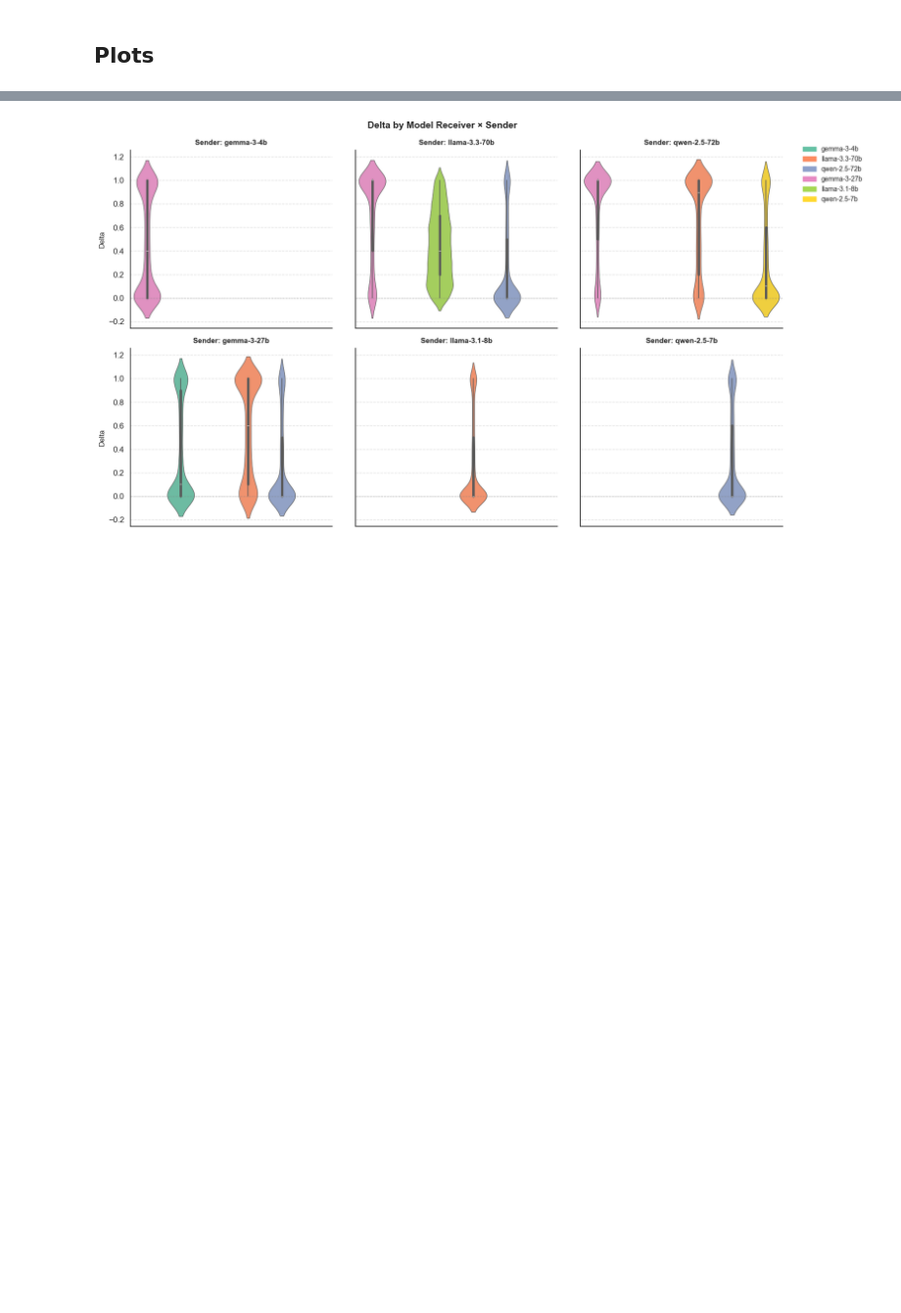
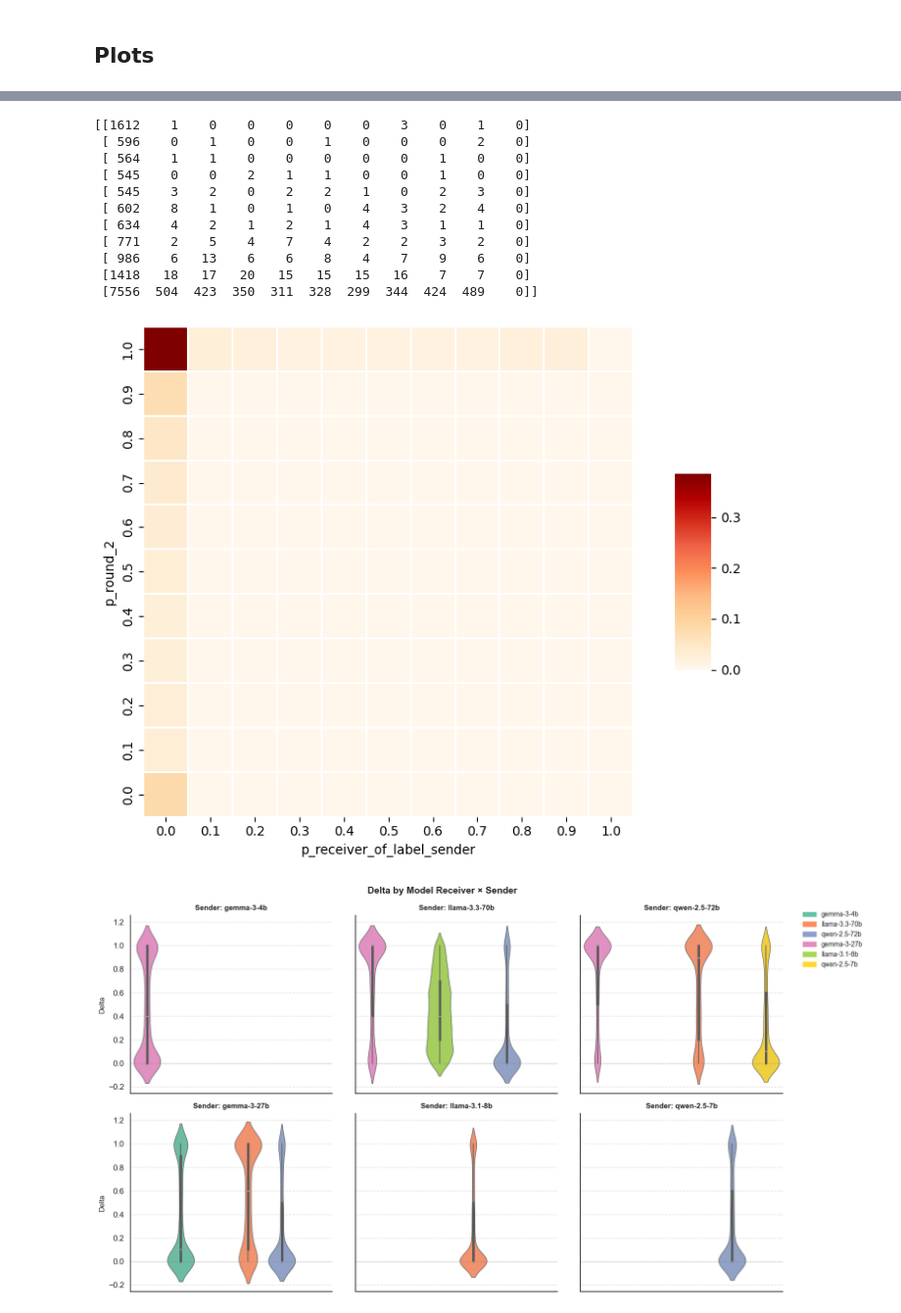
Before and after one commit to fridanl/thesis-mas, a Jupyter notebook: src/eda.ipynb, the cells around one changed output, grey strips where cells are left out. Shown at 98% size. Saved outputs shown, nothing was run; the diff lists cells and outputs as text; code cells hidden in the pictures; blank space fills up the shorter version.

```diff
--- a/src/eda.ipynb
+++ b/src/eda.ipynb
@@ -497,0 +475,11 @@ AttributeError: PathCollection.set() got an unexpected keyword argument 'a'
+# %%
+sarcasm_dis = pd.read_csv('../evaluation/sarcasm/deltas_disagreeing.csv')
+df_matches = pd.read_csv('../evaluation/sarcasm/deltas_match_type_disagreeing.csv')
+# %%
+sarcasm_dis['p_receiver_of_label_sender'] = np.where(
+    sarcasm_dis['label_sender_before'] == 'sarcastic',
+    sarcasm_dis['p_pos'],
+    sarcasm_dis['p_neg']
+)
+
+df = sarcasm_dis
@@ -497,0 +497,2 @@ AttributeError: PathCollection.set() got an unexpected keyword argument 'a'
+# %%
+df = df[(df['model_receiver'] == 'gemma-3-27b') & (df['model_sender'] == 'gpt-oss-20b')]
@@ -498,3 +563,18 @@ AttributeError: PathCollection.set() got an unexpected keyword argument 'a'
+# %%
+make_heatmap(df = df)
+# %% [output]
+[[1612    1    0    0    0    0    0    3    0    1    0]
+ [ 596    0    1    0    0    1    0    0    0    2    0]
+ [ 564    1    1    0    0    0    0    0    1    0    0]
+ [ 545    0    0    2    1    1    0    0    1    0    0]
+ [ 545    3    2    0    2    2    1    0    2    3    0]
+ [ 602    8    1    0    1    0    4    3    2    4    0]
+ [ 634    4    2    1    2    1    4    3    1    1    0]
+ [ 771    2    5    4    7    4    2    2    3    2    0]
+ [ 986    6   13    6    6    8    4    7    9    6    0]
+ [1418   18   17   20   15   15   15   16    7    7    0]
+ [7556  504  423  350  311  328  299  344  424  489    0]]
+[figure, added]
 # %%
 # g = sns.catplot(
 #     data=commonsense,
```
Also changed, not shown: parts of 14 cells of this notebook, 1 other file.
